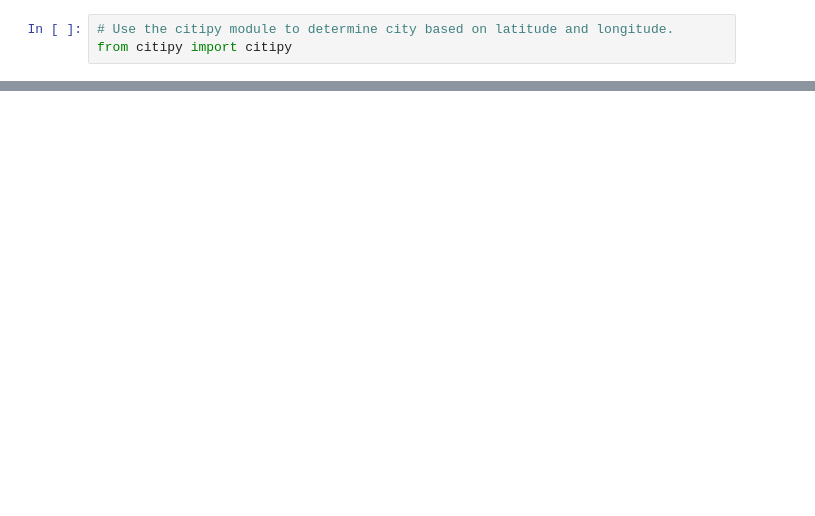
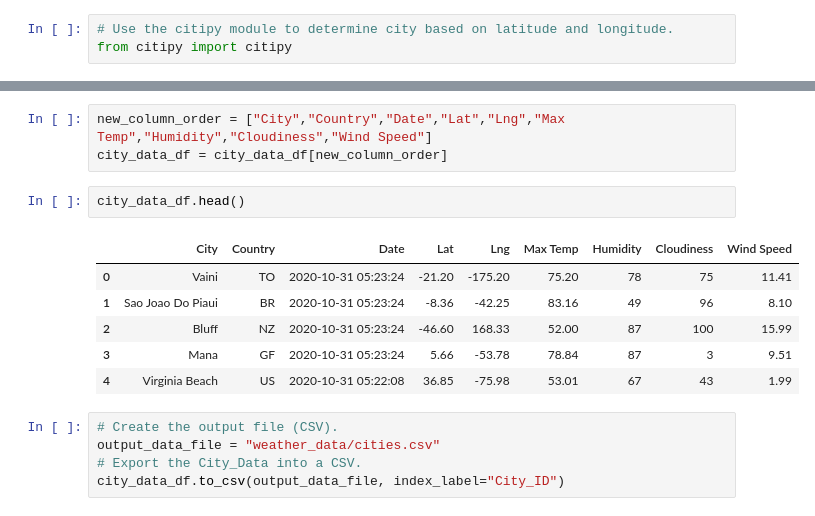
Before and after one commit to coconnell022/World_Weather_Analysis, a Jupyter notebook: WeatherPy.ipynb, the cells around one changed output, grey strips where cells are left out. Cells and saved outputs as stored; diff of their text form; blank space fills up the shorter version.

```diff
--- a/WeatherPy.ipynb
+++ b/WeatherPy.ipynb
@@ -77,0 +193,17 @@ cities
+# %%
+new_column_order = ["City","Country","Date","Lat","Lng","Max Temp","Humidity","Cloudiness","Wind Speed"]
+city_data_df = city_data_df[new_column_order]
+# %%
+city_data_df.head()
+# %% [output]
+|  | City | Country | Date | Lat | Lng | Max Temp | Humidity | Cloudiness | Wind Speed |
+| 0 | Vaini | TO | 2020-10-31 05:23:24 | -21.20 | -175.20 | 75.20 | 78 | 75 | 11.41 |
+| 1 | Sao Joao Do Piaui | BR | 2020-10-31 05:23:24 | -8.36 | -42.25 | 83.16 | 49 | 96 | 8.10 |
+| 2 | Bluff | NZ | 2020-10-31 05:23:24 | -46.60 | 168.33 | 52.00 | 87 | 100 | 15.99 |
+| 3 | Mana | GF | 2020-10-31 05:23:24 | 5.66 | -53.78 | 78.84 | 87 | 3 | 9.51 |
+| 4 | Virginia Beach | US | 2020-10-31 05:22:08 | 36.85 | -75.98 | 53.01 | 67 | 43 | 1.99 |
+# %%
+# Create the output file (CSV).
+output_data_file = "weather_data/cities.csv"
+# Export the City_Data into a CSV.
+city_data_df.to_csv(output_data_file, index_label="City_ID")
```
Also changed, not shown: parts of 10 cells of this notebook, 5 other files.
